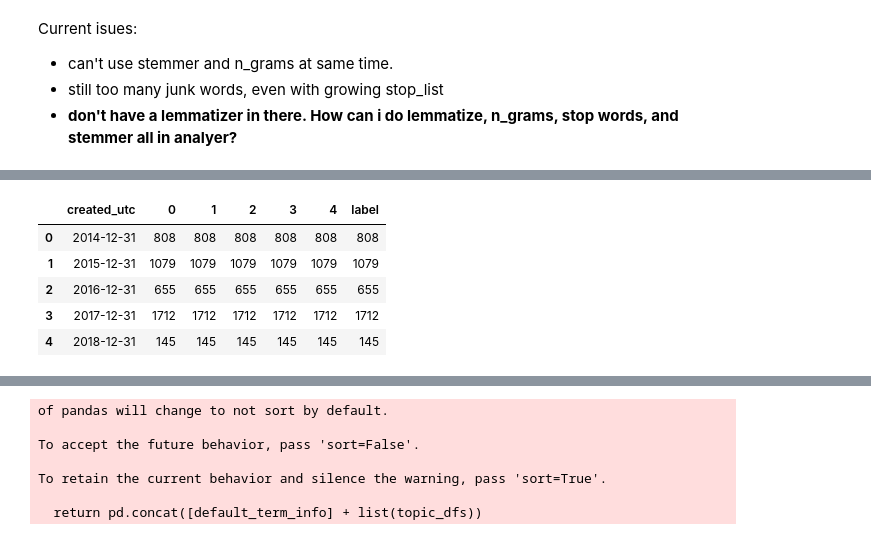
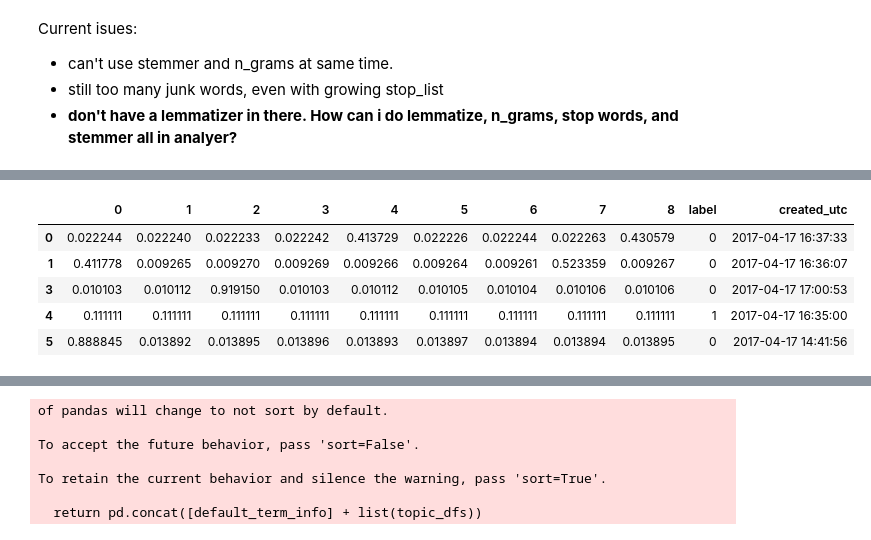
Before and after one commit to spencertollefson/lebron_james_nlp, a Jupyter notebook: nlp_processes.ipynb, the cells around one changed output, grey strips where cells are left out. Drawn from its saved outputs; the diff is of its cells as text; code cells hidden in the pictures.

```diff
--- a/nlp_processes.ipynb
+++ b/nlp_processes.ipynb
@@ -365,9 +308,9 @@ labelplot = DBdf.groupby(by=[pd.Grouper(key='created_utc',freq='Y')]).count().re
 # %%
-labelplot.head()
+DBdf.head()
 # %% [output]
-|  | created_utc | 0 | 1 | 2 | 3 | 4 | label |
-| 0 | 2014-12-31 | 808 | 808 | 808 | 808 | 808 | 808 |
-| 1 | 2015-12-31 | 1079 | 1079 | 1079 | 1079 | 1079 | 1079 |
-| 2 | 2016-12-31 | 655 | 655 | 655 | 655 | 655 | 655 |
-| 3 | 2017-12-31 | 1712 | 1712 | 1712 | 1712 | 1712 | 1712 |
-| 4 | 2018-12-31 | 145 | 145 | 145 | 145 | 145 | 145 |
+|  | 0 | 1 | 2 | 3 | 4 | 5 | 6 | 7 | 8 | label | created_utc |
+| 0 | 0.022244 | 0.022240 | 0.022233 | 0.022242 | 0.413729 | 0.022226 | 0.022244 | 0.022263 | 0.430579 | 0 | 2017-04-17 16:37:33 |
+| 1 | 0.411778 | 0.009265 | 0.009270 | 0.009269 | 0.009266 | 0.009264 | 0.009261 | 0.523359 | 0.009267 | 0 | 2017-04-17 16:36:07 |
+| 3 | 0.010103 | 0.010112 | 0.919150 | 0.010103 | 0.010112 | 0.010105 | 0.010104 | 0.010106 | 0.010106 | 0 | 2017-04-17 17:00:53 |
+| 4 | 0.111111 | 0.111111 | 0.111111 | 0.111111 | 0.111111 | 0.111111 | 0.111111 | 0.111111 | 0.111111 | 1 | 2017-04-17 16:35:00 |
+| 5 | 0.888845 | 0.013892 | 0.013895 | 0.013896 | 0.013893 | 0.013897 | 0.013894 | 0.013894 | 0.013895 | 0 | 2017-04-17 14:41:56 |
```
Also changed, not shown: parts of 49 cells of this notebook.
